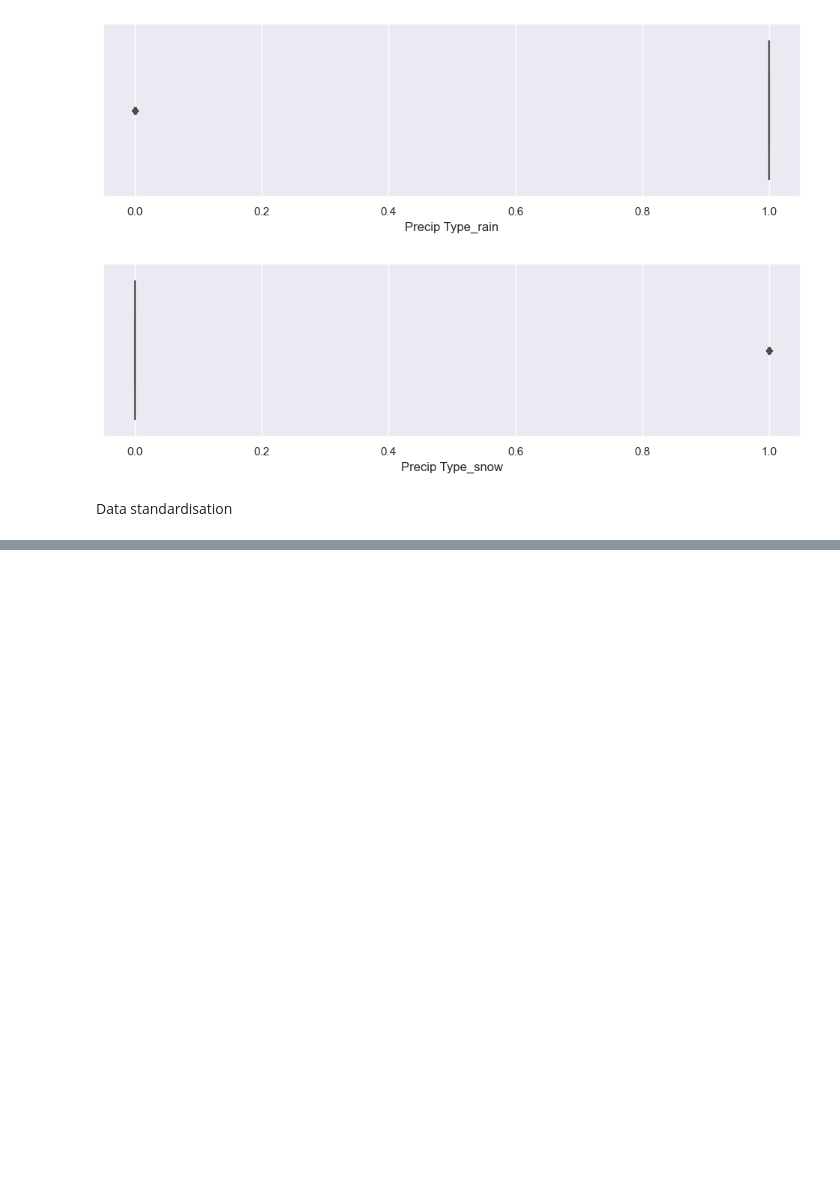
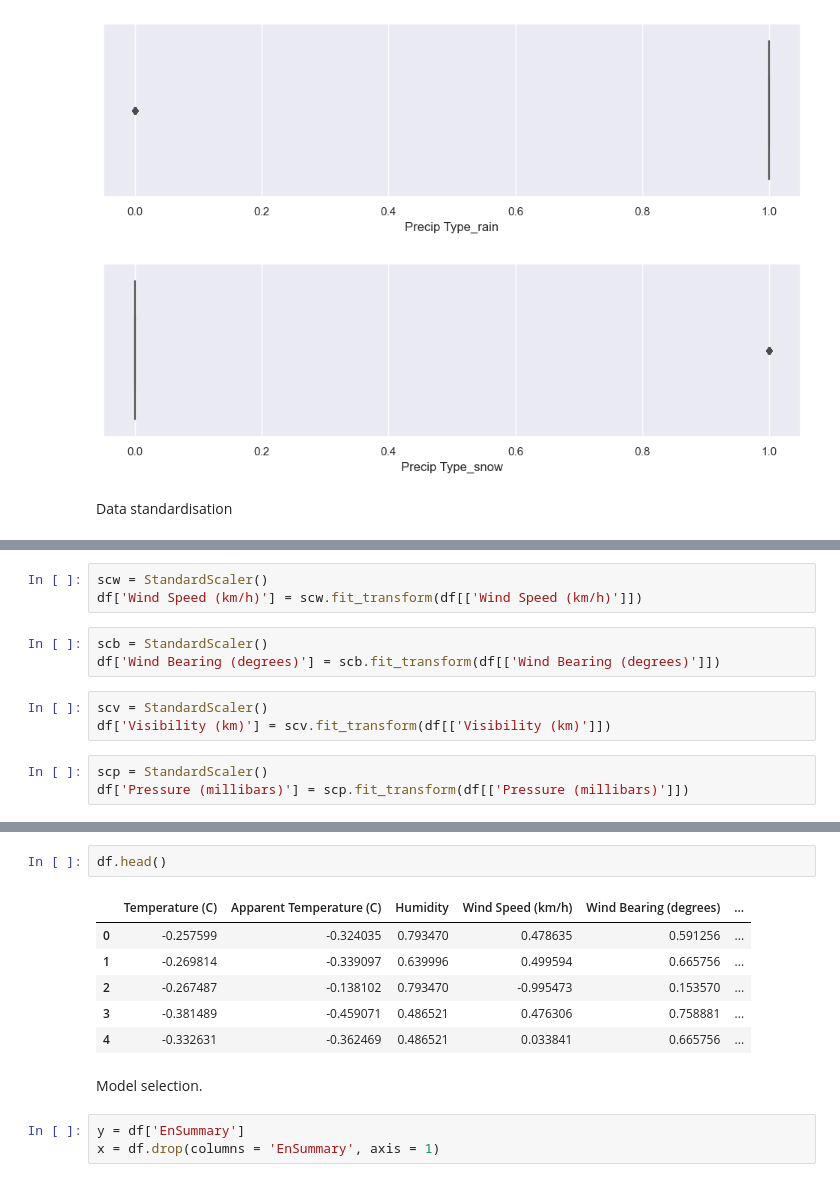
Before and after one commit to pinilDissanayaka/weather-in-szeged-2006-2016, a Jupyter notebook: weatherHistory.ipynb, the cells around one changed output, grey strips where cells are left out. Drawn from its saved outputs; the diff is of its cells as text; blank space fills up the shorter version.

```diff
--- a/weatherHistory.ipynb
+++ b/weatherHistory.ipynb
@@ -299,0 +302,12 @@ Data standardisation
+# %%
+scw = StandardScaler()
+df['Wind Speed (km/h)'] = scw.fit_transform(df[['Wind Speed (km/h)']])
+# %%
+scb = StandardScaler()
+df['Wind Bearing (degrees)'] = scb.fit_transform(df[['Wind Bearing (degrees)']])
+# %%
+scv = StandardScaler()
+df['Visibility (km)'] = scv.fit_transform(df[['Visibility (km)']])
+# %%
+scp = StandardScaler()
+df['Pressure (millibars)'] = scp.fit_transform(df[['Pressure (millibars)']])
@@ -299,0 +330,14 @@ Data standardisation
+# %%
+df.head()
+# %% [output]
+|  | Temperature (C) | Apparent Temperature (C) | Humidity | Wind Speed (km/h) | Wind Bearing (degrees) | ... |
+| 0 | -0.257599 | -0.324035 | 0.793470 | 0.478635 | 0.591256 | ... |
+| 1 | -0.269814 | -0.339097 | 0.639996 | 0.499594 | 0.665756 | ... |
+| 2 | -0.267487 | -0.138102 | 0.793470 | -0.995473 | 0.153570 | ... |
+| 3 | -0.381489 | -0.459071 | 0.486521 | 0.476306 | 0.758881 | ... |
+| 4 | -0.332631 | -0.362469 | 0.486521 | 0.033841 | 0.665756 | ... |
+# %% [markdown]
+Model selection.
+# %%
+y = df['EnSummary']
+x = df.drop(columns = 'EnSummary', axis = 1)
```
Also changed, not shown: parts of 13 cells of this notebook.
